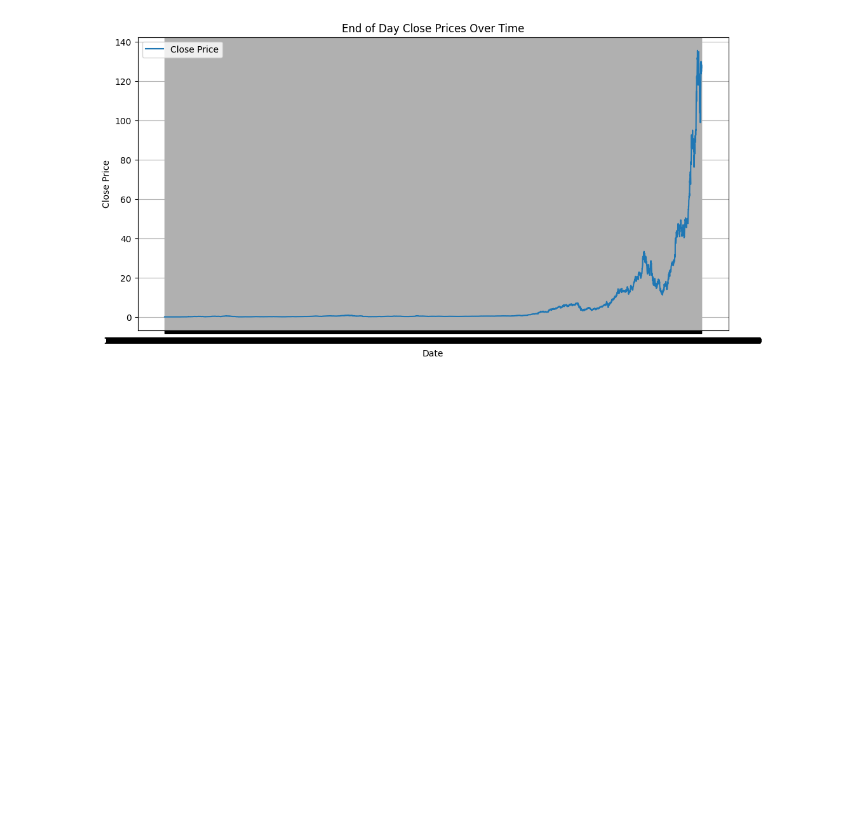
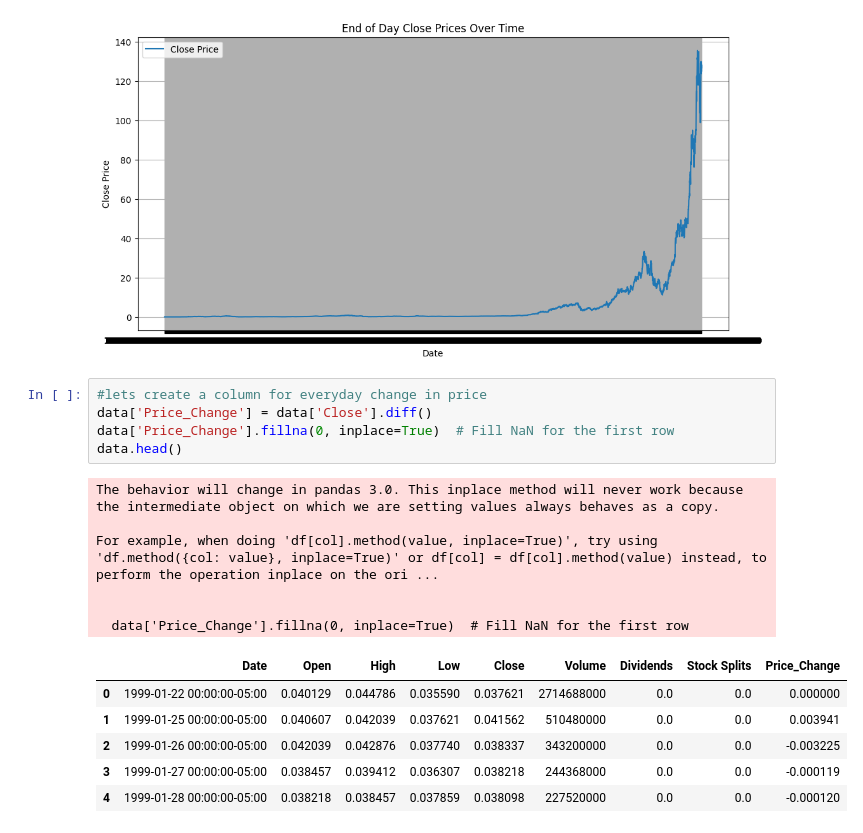
Before and after one commit to TeunDm/Stocks-Modeling, a Jupyter notebook: data_analysis.ipynb, the cells around one changed output. Cells and saved outputs as stored; diff of their text form; blank space fills up the shorter version.

```diff
--- a/data_analysis.ipynb
+++ b/data_analysis.ipynb
@@ -68,3 +68,21 @@ plt.grid()
 plt.show()
 # %% [output]
 [figure]
+# %%
+#lets create a column for everyday change in price
+data['Price_Change'] = data['Close'].diff()
+data['Price_Change'].fillna(0, inplace=True)  # Fill NaN for the first row
+data.head()
+# %% [output]
+The behavior will change in pandas 3.0. This inplace method will never work because the intermediate object on which we are setting values always behaves as a copy.
+
+For example, when doing 'df[col].method(value, inplace=True)', try using 'df.method({col: value}, inplace=True)' or df[col] = df[col].method(value) instead, to perform the operation inplace on the ori ...
+
+
+  data['Price_Change'].fillna(0, inplace=True)  # Fill NaN for the first row
+|  | Date | Open | High | Low | Close | Volume | Dividends | Stock Splits | Price_Change |
+| 0 | 1999-01-22 00:00:00-05:00 | 0.040129 | 0.044786 | 0.035590 | 0.037621 | 2714688000 | 0.0 | 0.0 | 0.000000 |
+| 1 | 1999-01-25 00:00:00-05:00 | 0.040607 | 0.042039 | 0.037621 | 0.041562 | 510480000 | 0.0 | 0.0 | 0.003941 |
+| 2 | 1999-01-26 00:00:00-05:00 | 0.042039 | 0.042876 | 0.037740 | 0.038337 | 343200000 | 0.0 | 0.0 | -0.003225 |
+| 3 | 1999-01-27 00:00:00-05:00 | 0.038457 | 0.039412 | 0.036307 | 0.038218 | 244368000 | 0.0 | 0.0 | -0.000119 |
+| 4 | 1999-01-28 00:00:00-05:00 | 0.038218 | 0.038457 | 0.037859 | 0.038098 | 227520000 | 0.0 | 0.0 | -0.000120 |
```
Also changed, not shown: parts of 1 cell of this notebook.
